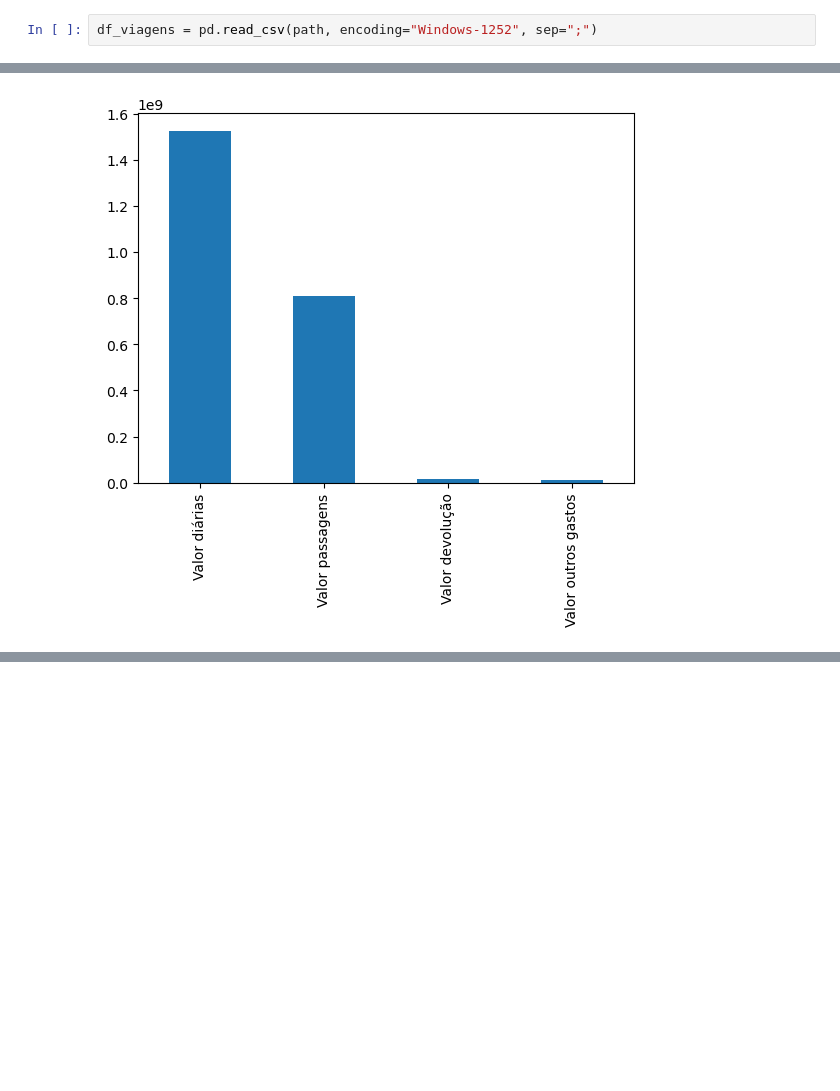
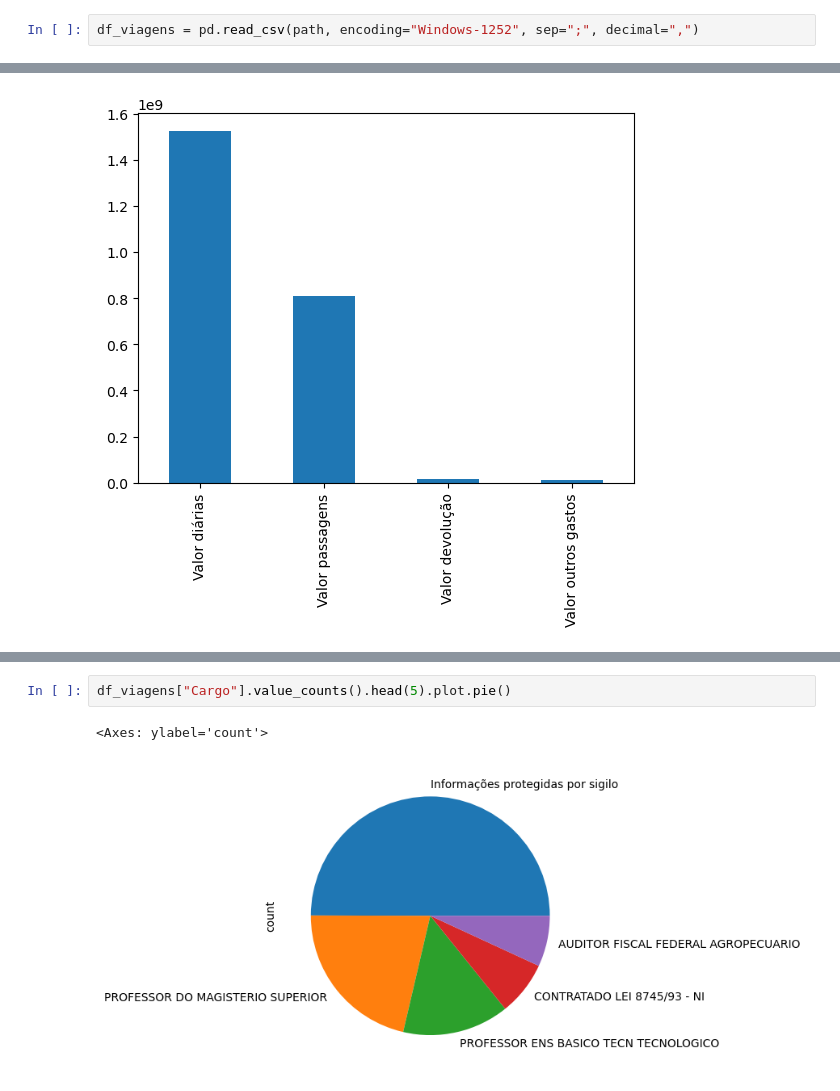
Before and after one commit to fhaelmarinho/analise_de_dados-portal_da_tranparencia, a Jupyter notebook: Governo Federal - Analise Dados de Viagem.ipynb, the cells around one changed output, grey strips where cells are left out. Saved outputs shown, nothing was run; the diff lists cells and outputs as text; blank space fills up the shorter version.

Commit message:
feat:update data visualization

```diff
--- a/Governo Federal - Analise Dados de Viagem.ipynb
+++ b/Governo Federal - Analise Dados de Viagem.ipynb
@@ -5,6 +5,6 @@ path = '/home/fhael/Documentos/Projetos/Governo_Federal/AD/2024_Viagem.csv'
 # %%
 import pandas as pd
 # %%
-df_viagens = pd.read_csv(path, encoding="Windows-1252", sep=";")
+df_viagens = pd.read_csv(path, encoding="Windows-1252", sep=";", decimal=",")
 # %%
 df_viagens
@@ -114,0 +138,5 @@ df_viagens[['Valor diárias', 'Valor passagens', 'Valor devolução', 'Valor out
+# %%
+df_viagens["Cargo"].value_counts().head(5).plot.pie()
+# %% [output]
+<Axes: ylabel='count'>
+[figure, added]
```
Also changed, not shown: parts of 7 cells of this notebook.
